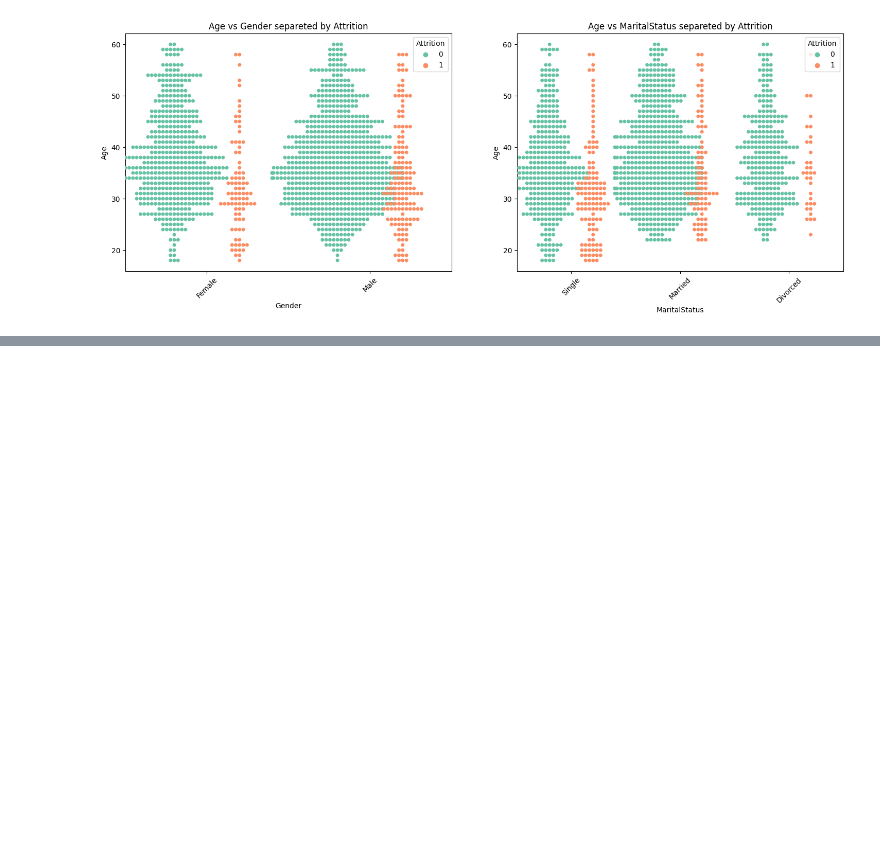
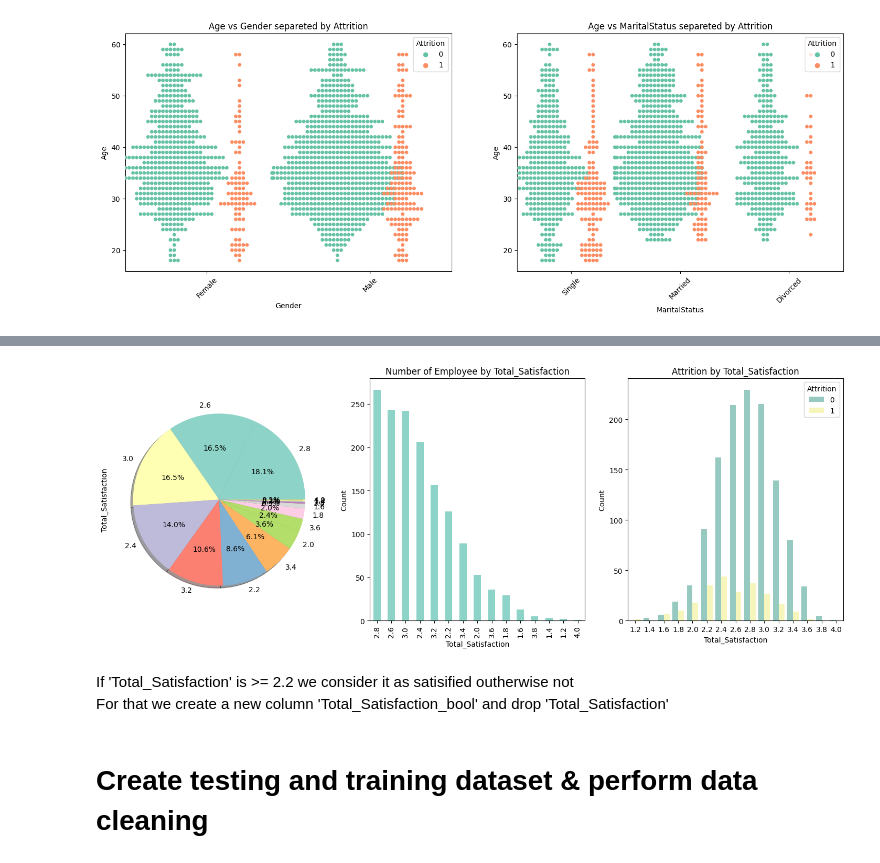
Before and after one commit to vyavahareyash/DSBDA-Project, a Jupyter notebook: DSBDA_Project.ipynb, the cells around one changed output, grey strips where cells are left out. Cells and saved outputs as stored; diff of their text form; code cells hidden in the pictures; blank space fills up the shorter version.

```diff
--- a/DSBDA_Project.ipynb
+++ b/DSBDA_Project.ipynb
@@ -292,0 +330,7 @@ categorical_numerical_comparision(num_col1.value,cat_col1.value,cat_col2.value)
+# %%
+categorical_colum_investigaton('Total_Satisfaction')
+# %% [output]
+[figure, added]
+# %% [markdown]
+If 'Total_Satisfaction' is >= 2.2 we consider it as satisified outherwise not<br>
+For that we create a new column 'Total_Satisfaction_bool' and drop 'Total_Satisfaction'
@@ -292,0 +388,2 @@ categorical_numerical_comparision(num_col1.value,cat_col1.value,cat_col2.value)
+# %% [markdown]
+# Create testing and training dataset & perform data cleaning
```
Also changed, not shown: parts of 43 cells of this notebook, 2 other files.
